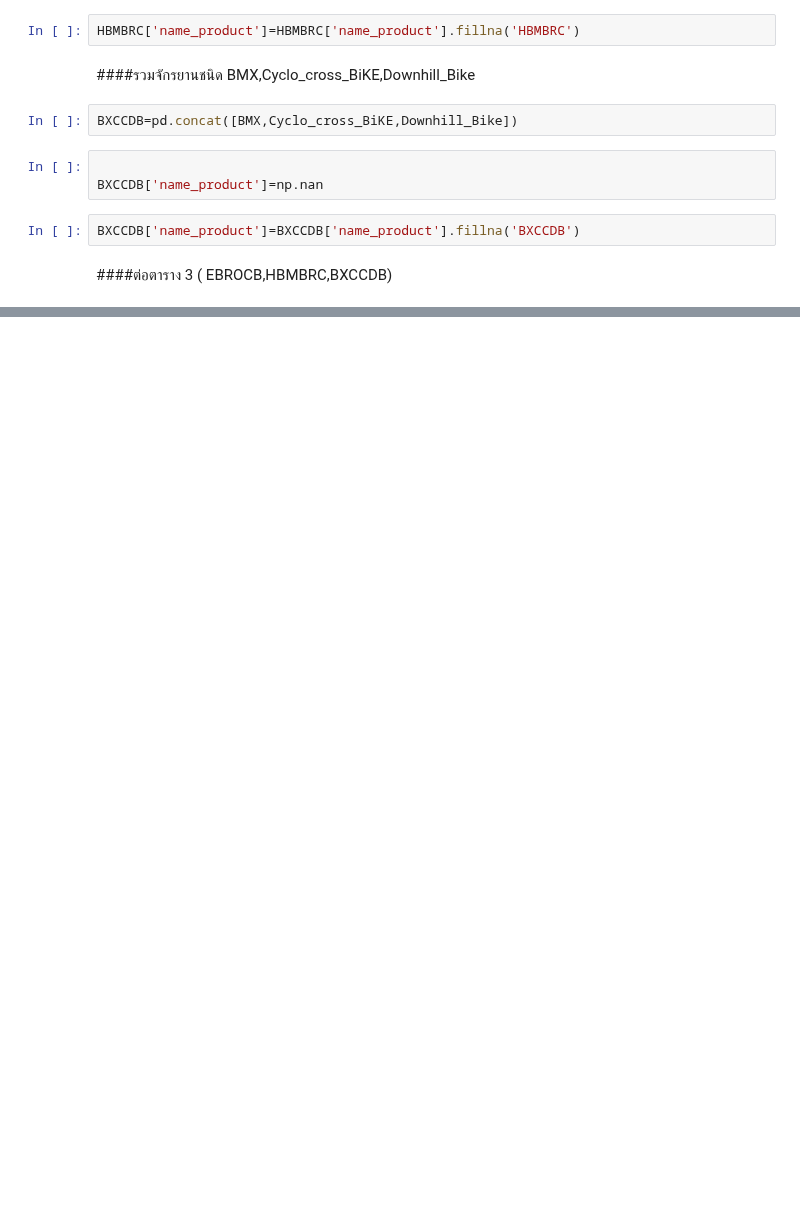
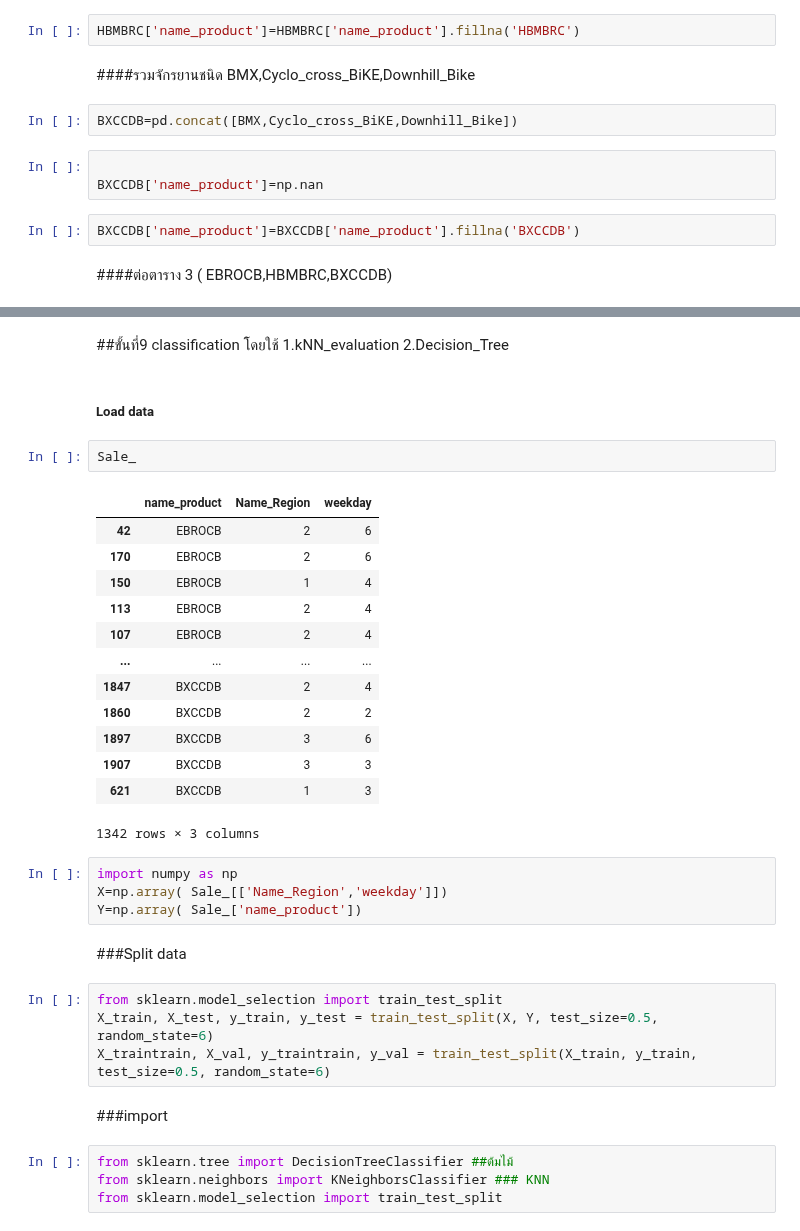
Before and after one commit to nicha0524/DPDM2021, a Jupyter notebook: Project_FINAL.ipynb, the cells around one changed output, grey strips where cells are left out. Saved outputs shown, nothing was run; the diff lists cells and outputs as text; blank space fills up the shorter version.

```diff
--- a/Project_FINAL.ipynb
+++ b/Project_FINAL.ipynb
@@ -1693,0 +1715,38 @@ Sale_.groupby('name_product').count().reset_index().iloc[:,[0,1]] # ดูจำ
+# %% [markdown]
+##ขั้นที่9 classification โดยใช้
+1.kNN_evaluation
+2.Decision_Tree
+# %% [markdown]
+##### Load data
+# %%
+Sale_
+# %% [output]
+|  | name_product | Name_Region | weekday |
+| 42 | EBROCB | 2 | 6 |
+| 170 | EBROCB | 2 | 6 |
+| 150 | EBROCB | 1 | 4 |
+| 113 | EBROCB | 2 | 4 |
+| 107 | EBROCB | 2 | 4 |
+| ... | ... | ... | ... |
+| 1847 | BXCCDB | 2 | 4 |
+| 1860 | BXCCDB | 2 | 2 |
+| 1897 | BXCCDB | 3 | 6 |
+| 1907 | BXCCDB | 3 | 3 |
+| 621 | BXCCDB | 1 | 3 |
+1342 rows × 3 columns
+# %%
+import numpy as np
+X=np.array( Sale_[['Name_Region','weekday']])
+Y=np.array( Sale_['name_product'])
+# %% [markdown]
+###Split data
+# %%
+from sklearn.model_selection import train_test_split
+X_train, X_test, y_train, y_test = train_test_split(X, Y, test_size=0.5, random_state=6)
+X_traintrain, X_val, y_traintrain, y_val = train_test_split(X_train, y_train, test_size=0.5, random_state=6)
+# %% [markdown]
+###import
+# %%
+from sklearn.tree import DecisionTreeClassifier ##ต้มไม้
+from sklearn.neighbors import KNeighborsClassifier ### KNN
+from sklearn.model_selection import train_test_split
```
Also changed, not shown: parts of 37 cells of this notebook.
